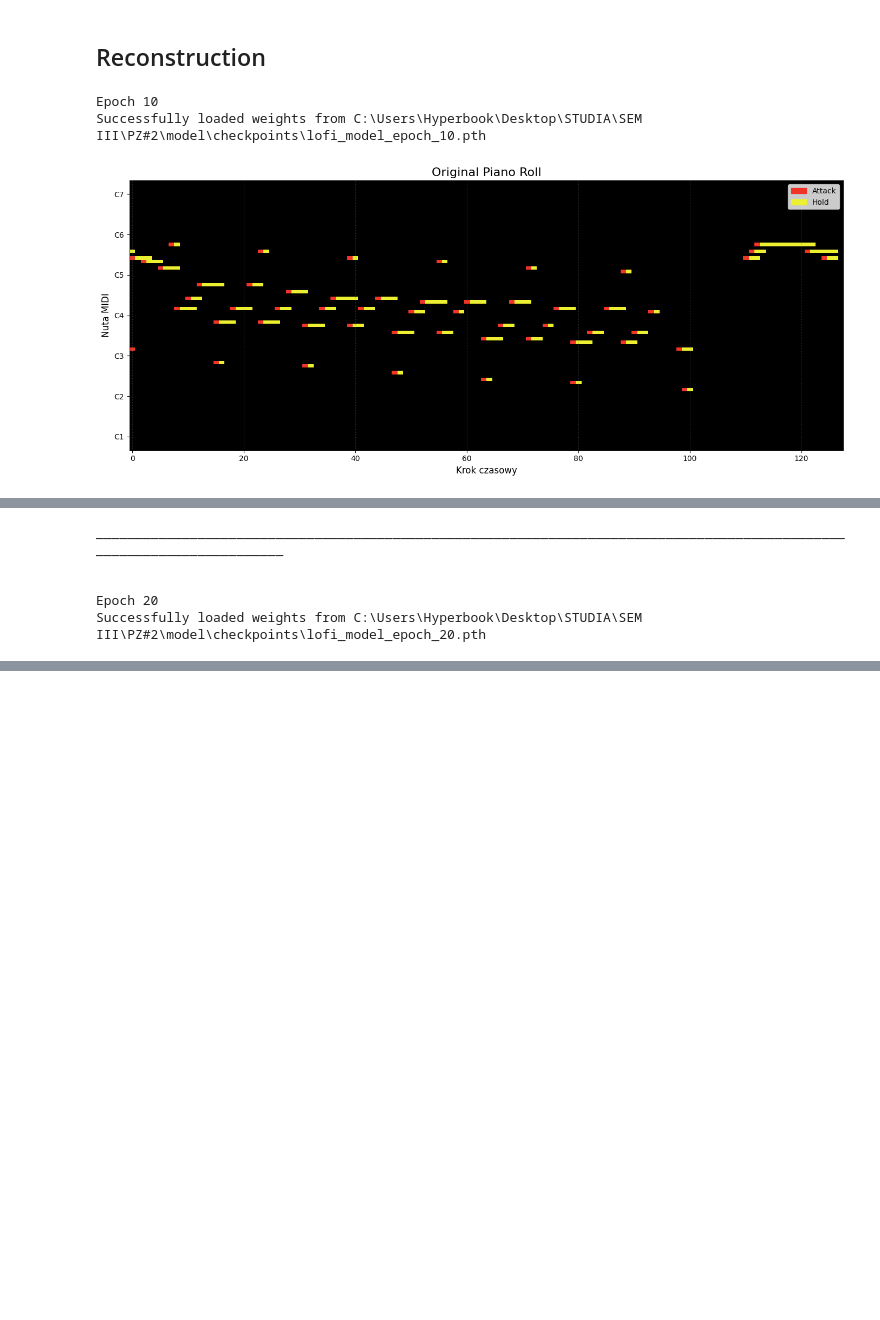
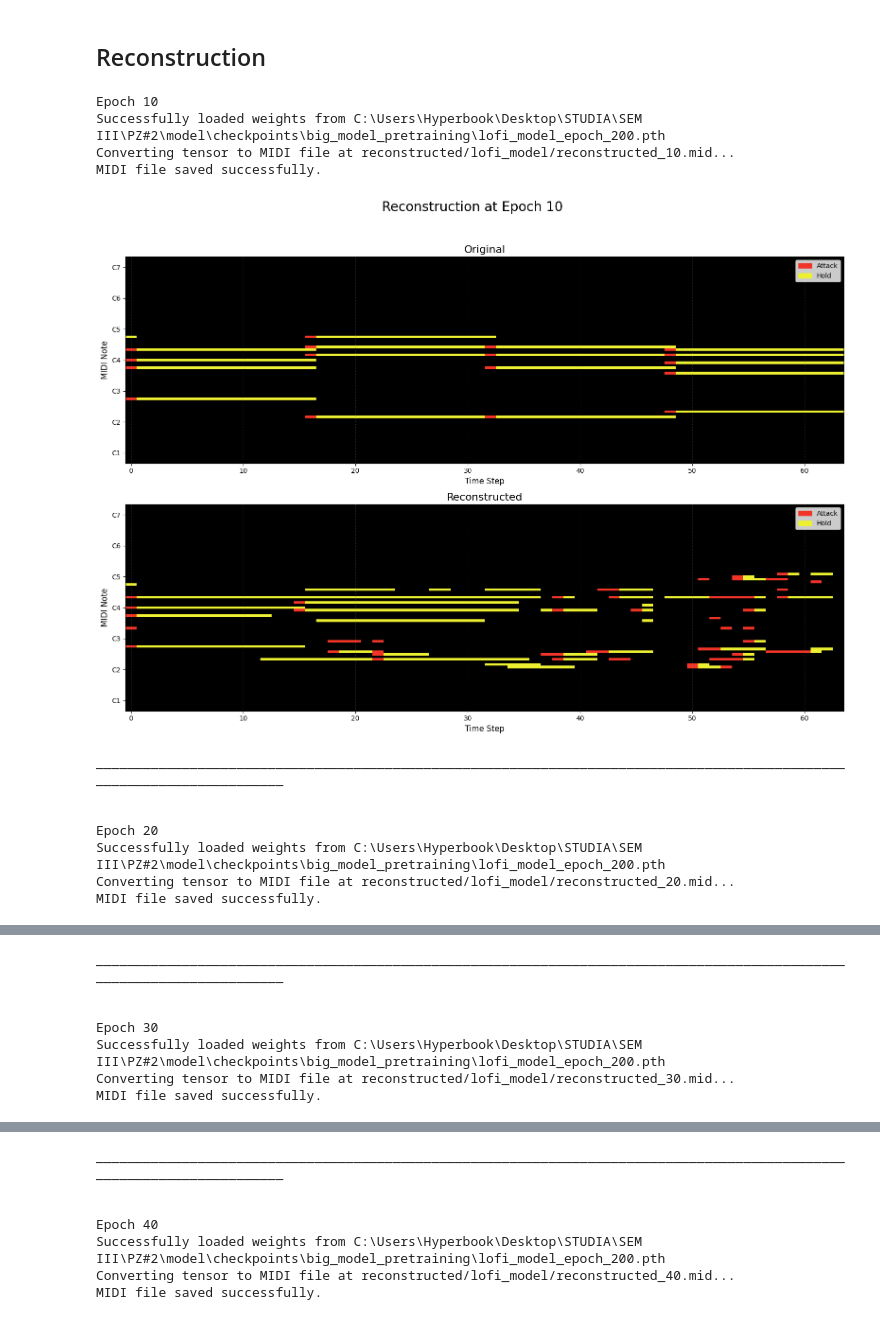
Before and after one commit to ziemmi13/Lofi-MIDI-VAE-generator, a Jupyter notebook: model/Reconstruct.ipynb, the cells around one changed output, grey strips where cells are left out. Drawn from its saved outputs; the diff is of its cells as text; code cells hidden in the pictures; blank space fills up the shorter version.

Commit message:
Tried finetuning on a lofi dataset (NO SUCCESS)

```diff
--- a/model/Reconstruct.ipynb
+++ b/model/Reconstruct.ipynb
@@ -28,16 +26,40 @@ Successfully extracted 39187 segments from 499 files.
 # %% [markdown]
 ## Reconstruction
 # %%
-for epoch in range(10, 151, 10):
+from matplotlib import pyplot as plt
+
+for epoch in range(10, 200, 10):
     print(f"Epoch {epoch}")
     model = LofiModel()
-    model.load_weights(fr"C:\Users\Hyperbook\Desktop\STUDIA\SEM III\PZ#2\model\checkpoints\lofi_model_epoch_{epoch}.pth")
+    model.load_weights(rf"C:\Users\Hyperbook\Desktop\STUDIA\SEM III\PZ#2\model\checkpoints\lofi_model\lofi_model_epoch_{epoch}.pth")
+    # model.load_weights(rf"C:\Users\Hyperbook\Desktop\STUDIA\SEM III\PZ#2\model\checkpoints\big_model_pretraining\lofi_model_epoch_200.pth")
     original_sequence_tensor= dataset[epoch]
     # print(f"Processing file: {file_name}")
-    reconstructions = model.reconstruct(original_sequence_tensor, output_path=f"reconstructed/reconstructed_{epoch}.mid")
+    reconstructions = model.reconstruct(original_sequence_tensor, output_path=f"reconstructed/lofi_model/reconstructed_{epoch}.mid")
+
+    fig, axes = plt.subplots(2, 1, figsize=(16, 12))
+    fig.suptitle(f"Reconstruction at Epoch {epoch}", fontsize=20)
+
+    MidiDataset.visualize(original_sequence_tensor, title="Original", ax=axes[0], show_plot=False)
+    MidiDataset.visualize(reconstructions, title="Reconstructed", ax=axes[1], show_plot=False)
+
+    plt.tight_layout(rect=[0, 0.03, 1, 0.95])
+
+    display(fig)
+    plt.close(fig)
+
     print(60*"__"+"\n")
     print()
 # %% [output]
 Epoch 10
-Successfully loaded weights from C:\Users\Hyperbook\Desktop\STUDIA\SEM III\PZ#2\model\checkpoints\lofi_model_epoch_10.pth
+Successfully loaded weights from C:\Users\Hyperbook\Desktop\STUDIA\SEM III\PZ#2\model\checkpoints\big_model_pretraining\lofi_model_epoch_200.pth
+Converting tensor to MIDI file at reconstructed/lofi_model/reconstructed_10.mid...
+MIDI file saved successfully.
-[figure, old version]
+[figure, new version]
+________________________________________________________________________________________________________________________
+
+
+Epoch 20
+Successfully loaded weights from C:\Users\Hyperbook\Desktop\STUDIA\SEM III\PZ#2\model\checkpoints\big_model_pretraining\lofi_model_epoch_200.pth
+Converting tensor to MIDI file at reconstructed/lofi_model/reconstructed_20.mid...
+MIDI file saved successfully.
@@ -45,5 +67,7 @@ Successfully loaded weights from C:\Users\Hyperbook\Desktop\STUDIA\SEM III\PZ#2\
-________________________________________________________________________________________________________________________
-
-
-Epoch 20
-Successfully loaded weights from C:\Users\Hyperbook\Desktop\STUDIA\SEM III\PZ#2\model\checkpoints\lofi_model_epoch_20.pth
+________________________________________________________________________________________________________________________
+
+
+Epoch 30
+Successfully loaded weights from C:\Users\Hyperbook\Desktop\STUDIA\SEM III\PZ#2\model\checkpoints\big_model_pretraining\lofi_model_epoch_200.pth
+Converting tensor to MIDI file at reconstructed/lofi_model/reconstructed_30.mid...
+MIDI file saved successfully.
@@ -50,0 +75,7 @@ Successfully loaded weights from C:\Users\Hyperbook\Desktop\STUDIA\SEM III\PZ#2\
+________________________________________________________________________________________________________________________
+
+
+Epoch 40
+Successfully loaded weights from C:\Users\Hyperbook\Desktop\STUDIA\SEM III\PZ#2\model\checkpoints\big_model_pretraining\lofi_model_epoch_200.pth
+Converting tensor to MIDI file at reconstructed/lofi_model/reconstructed_40.mid...
+MIDI file saved successfully.
```
Also changed, not shown: parts of 3 cells of this notebook, 7 other files.
